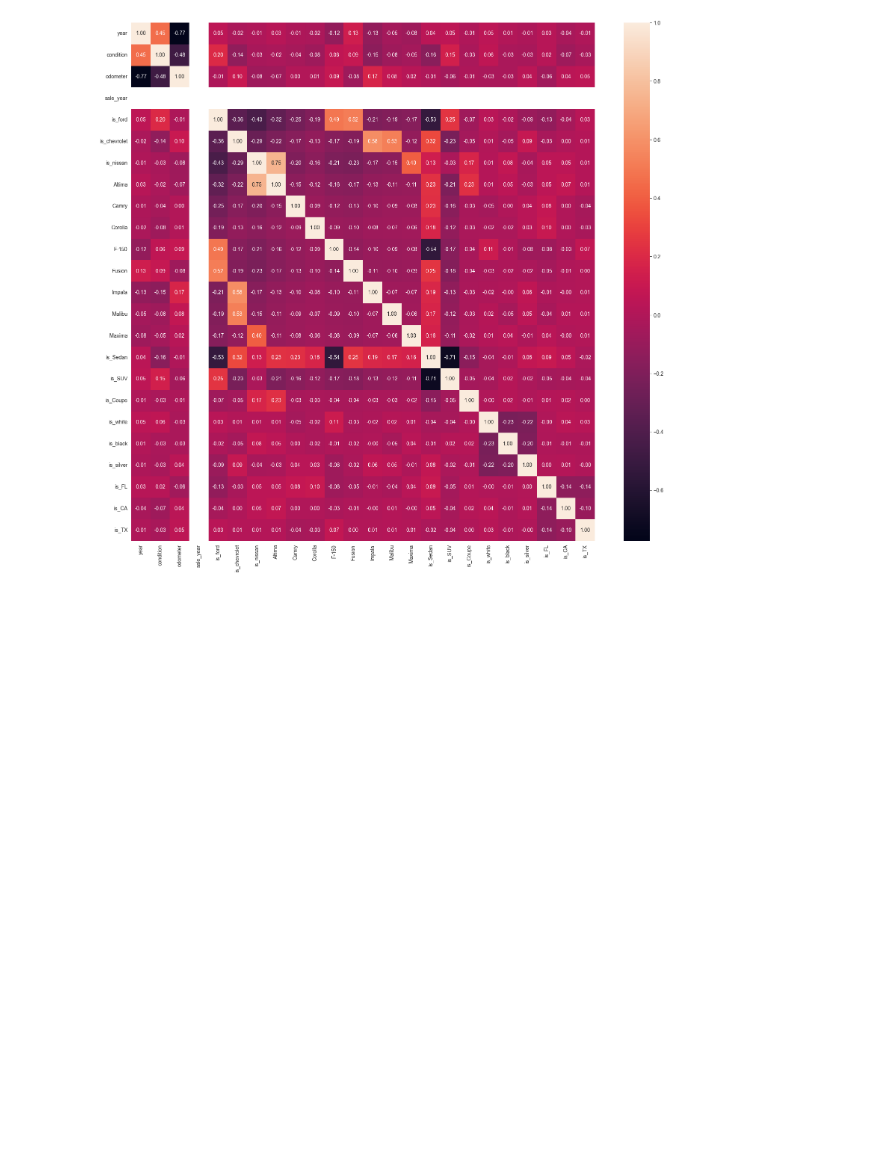
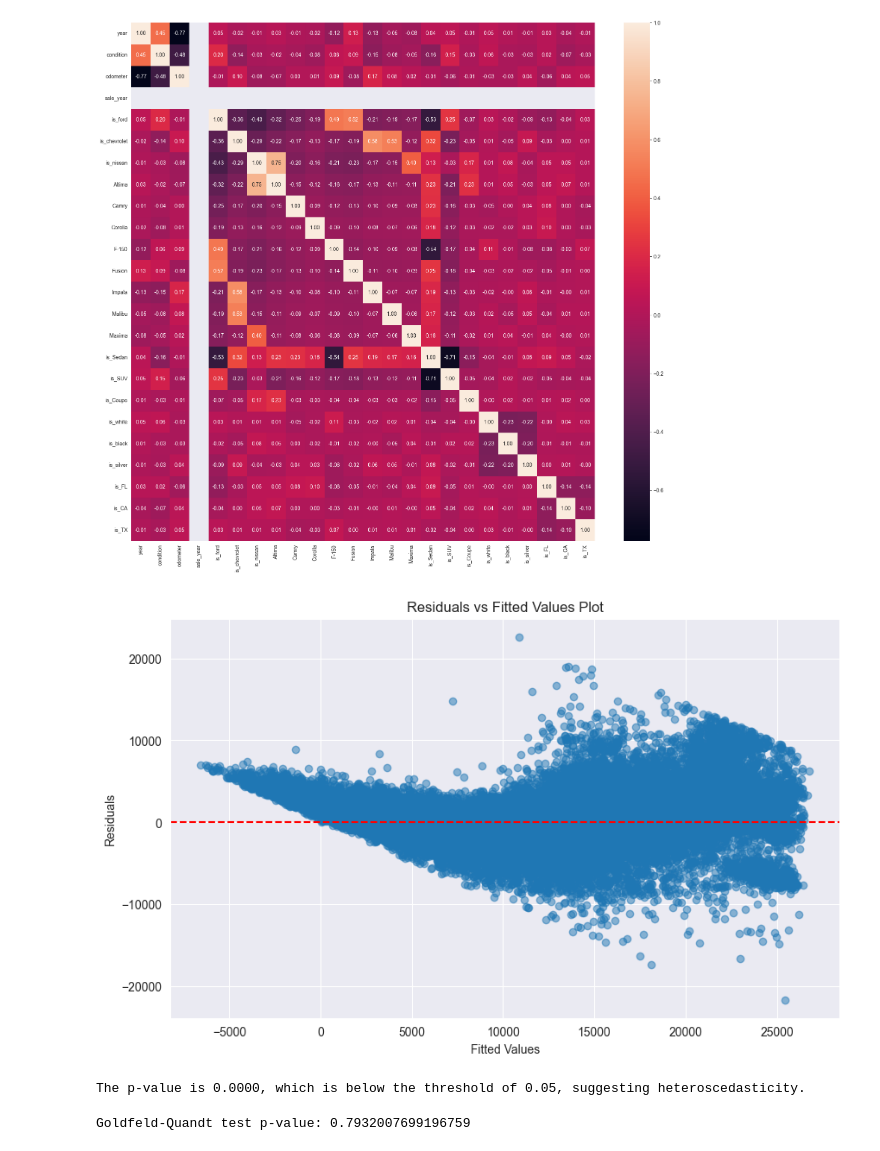
Before and after one commit to PavloKukurik/Car_prices_research, a Jupyter notebook: proj_test.ipynb, the cells around one changed output. Drawn from its saved outputs; the diff is of its cells as text; code cells hidden in the pictures; blank space fills up the shorter version.

```diff
--- a/proj_test.ipynb
+++ b/proj_test.ipynb
@@ -641,3 +641,32 @@ sns.heatmap(correlation_matrix, annot=True, fmt=".2f")
 plt.show()
 # %% [output]
 [figure]
+# %%
+residuals = model.resid
+fitted = model.fittedvalues
+
+plt.figure(figsize=(10, 6))
+plt.scatter(fitted, residuals, alpha=0.5)
+plt.axhline(0, color='red', linestyle='--')
+plt.xlabel('Fitted Values')
+plt.ylabel('Residuals')
+plt.title('Residuals vs Fitted Values Plot')
+plt.show()
+# %% [output]
+[figure, added]
+# %%
+bp_test = het_breuschpagan(model.resid, model.model.exog)
+
+_, lm_pvalue, _, _ = bp_test
+
+if lm_pvalue < 0.05:
+    print(f"The p-value is {lm_pvalue:.4f}, which is below the threshold of 0.05, suggesting heteroscedasticity.")
+else:
+    print(f"The p-value is {lm_pvalue:.4f}, which is above the threshold of 0.05, indicating no evidence of heteroscedasticity.")
+# %% [output]
+The p-value is 0.0000, which is below the threshold of 0.05, suggesting heteroscedasticity.
+# %%
+gq_test = het_goldfeldquandt(model.resid, model.model.exog)
+print("Goldfeld-Quandl test p-value:", gq_test[1])
+# %% [output]
+Goldfeld-Quandt test p-value: 0.7932007699196759
```
Also changed, not shown: parts of 15 cells of this notebook.
